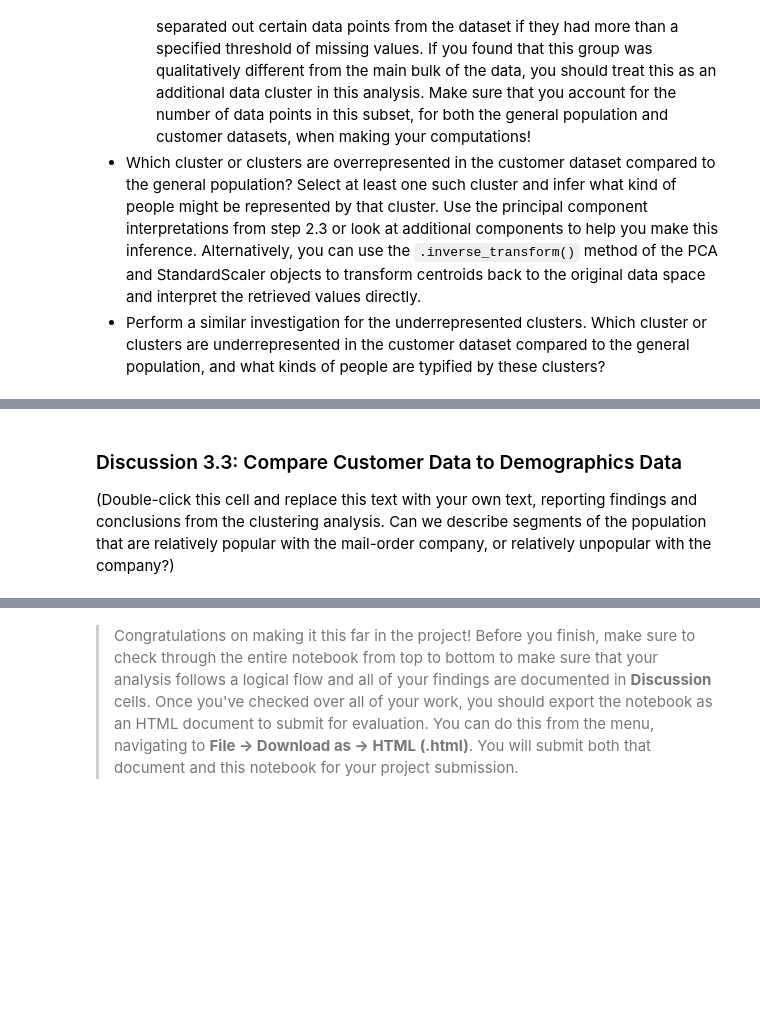
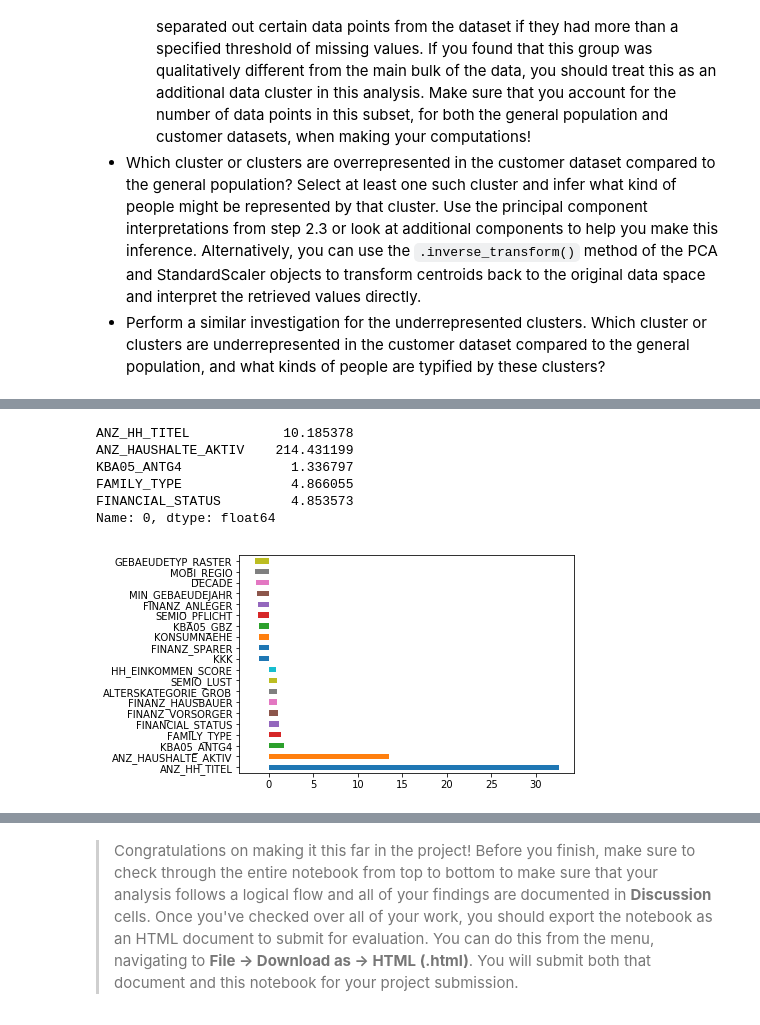
Before and after one commit to glshankar/DSND-Cust-Seg-Identification, a Jupyter notebook: Identify_Customer_Segments.ipynb, the cells around one changed output, grey strips where cells are left out. Cells and saved outputs as stored; diff of their text form; code cells hidden in the pictures; blank space fills up the shorter version.

```diff
--- a/Identify_Customer_Segments.ipynb
+++ b/Identify_Customer_Segments.ipynb
@@ -906,3 +980,14 @@ plt.show()
 # %%
-# What kinds of people are part of a cluster that is overrepresented in the
+# What kinds of people are part of a cluster that is underrepresented in the
 # customer data compared to the general population?
+
+#under represetend cluster 0
+plot_scaled_comparison(azdias_ready_for_PCA, kmeans, 0)
+# %% [output]
+ANZ_HH_TITEL            10.185378
+ANZ_HAUSHALTE_AKTIV    214.431199
+KBA05_ANTG4              1.336797
+FAMILY_TYPE              4.866055
+FINANCIAL_STATUS         4.853573
+Name: 0, dtype: float64
+[figure, added]
@@ -912,4 +993,0 @@ plt.show()
-# %% [markdown]
-### Discussion 3.3: Compare Customer Data to Demographics Data
-
-(Double-click this cell and replace this text with your own text, reporting findings and conclusions from the clustering analysis. Can we describe segments of the population that are relatively popular with the mail-order company, or relatively unpopular with the company?)
```
Also changed, not shown: parts of 14 cells of this notebook.
